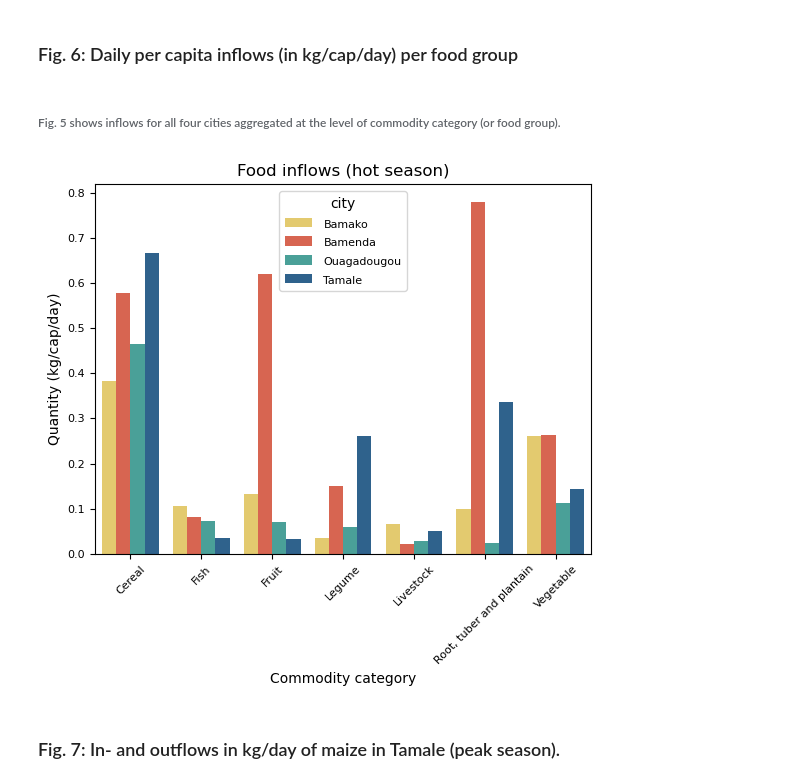
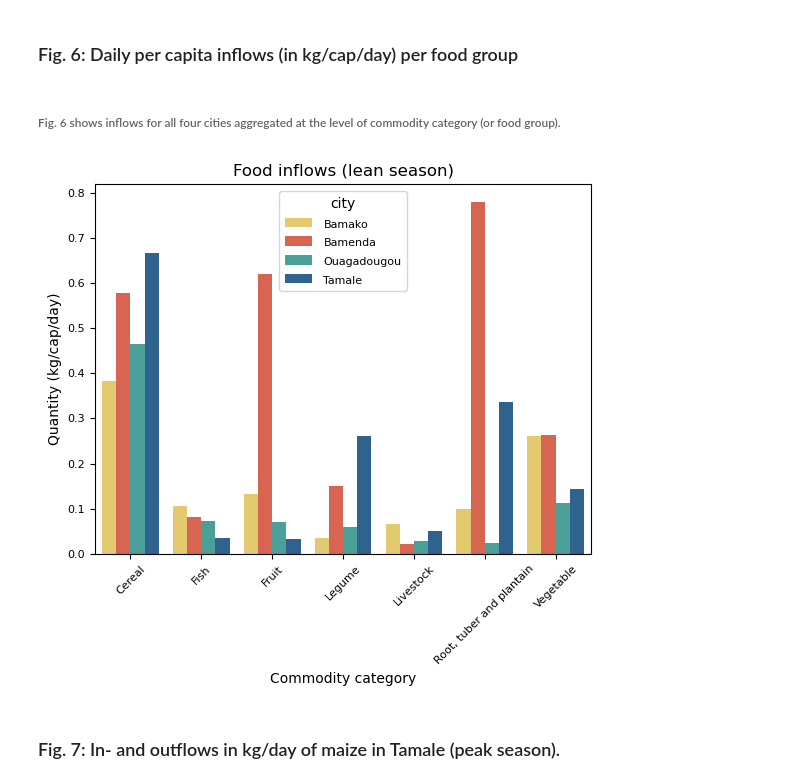
Before and after one commit to HannaKarg/food-flows, a Jupyter notebook: food_flow_notebook.ipynb, the cells around one changed output. Drawn from its saved outputs; the diff is of its cells as text; code cells hidden in the pictures.

```diff
--- a/food_flow_notebook.ipynb
+++ b/food_flow_notebook.ipynb
@@ -98,24 +98,24 @@ print(df_outgoing_ouaga_merge)
 # %% [markdown]
 ### Fig. 6: Daily per capita inflows (in kg/cap/day) per food group
 # %% [markdown]
-###### Fig. 5 shows inflows for all four cities aggregated at the level of commodity category (or food group).
+###### Fig. 6 shows inflows for all four cities aggregated at the level of commodity category (or food group).
 # %%
 df_incoming_lean=df_incoming[((df_incoming['season']=='lean') & (df_incoming['city']=='Ouagadougou')) | ((df_incoming['season']=='lean') & (df_incoming['city']=='Bamako')) | ((df_incoming['season']=='lean') & (df_incoming['city']=='Bamenda')) | ((df_incoming['season']=='lean') & (df_incoming['year']==2014) & (df_incoming['city']=='Tamale'))]
 df_incoming_lean_by_category=df_incoming_lean.groupby(['city', 'commodity_category', 'population'], as_index=False)['daily_quantity_adjusted_for_missing_locations'].sum()
 df_incoming_lean_by_category['daily_per_capita_quantity']=df_incoming_lean_by_category['daily_quantity_adjusted_for_missing_locations']/df_incoming_lean_by_category['population']
 
 palette = {'Tamale': '#20639B', 'Ouagadougou': '#3CAEA3', 'Bamako': '#F6D55C', 'Bamenda':'#ED553B'}
 ax=sns.barplot(data=df_incoming_lean_by_category, x='commodity_category', y='daily_per_capita_quantity', hue='city', palette=palette)
 plt.xticks(fontsize=8, rotation=45)
 plt.yticks(fontsize=8)
 plt.ylabel('Quantity (kg/cap/day)',fontsize=10)
 plt.xlabel('Commodity category',fontsize=10)
-plt.title('Food inflows (hot season)')
+plt.title('Food inflows (lean season)')
 plt.setp(ax.get_legend().get_texts(), fontsize='8') # for legend text
 plt.setp(ax.get_legend().get_title(), fontsize='10') # for legend title
 plt.show()
 # %% [output]
-[figure, old version]
+[figure, new version]
 # %% [markdown]
 ### Fig. 7: In- and outflows in kg/day of maize in Tamale (peak season).
 # %% [markdown]
```
Also changed, not shown: parts of 5 cells of this notebook, 1 other file.
